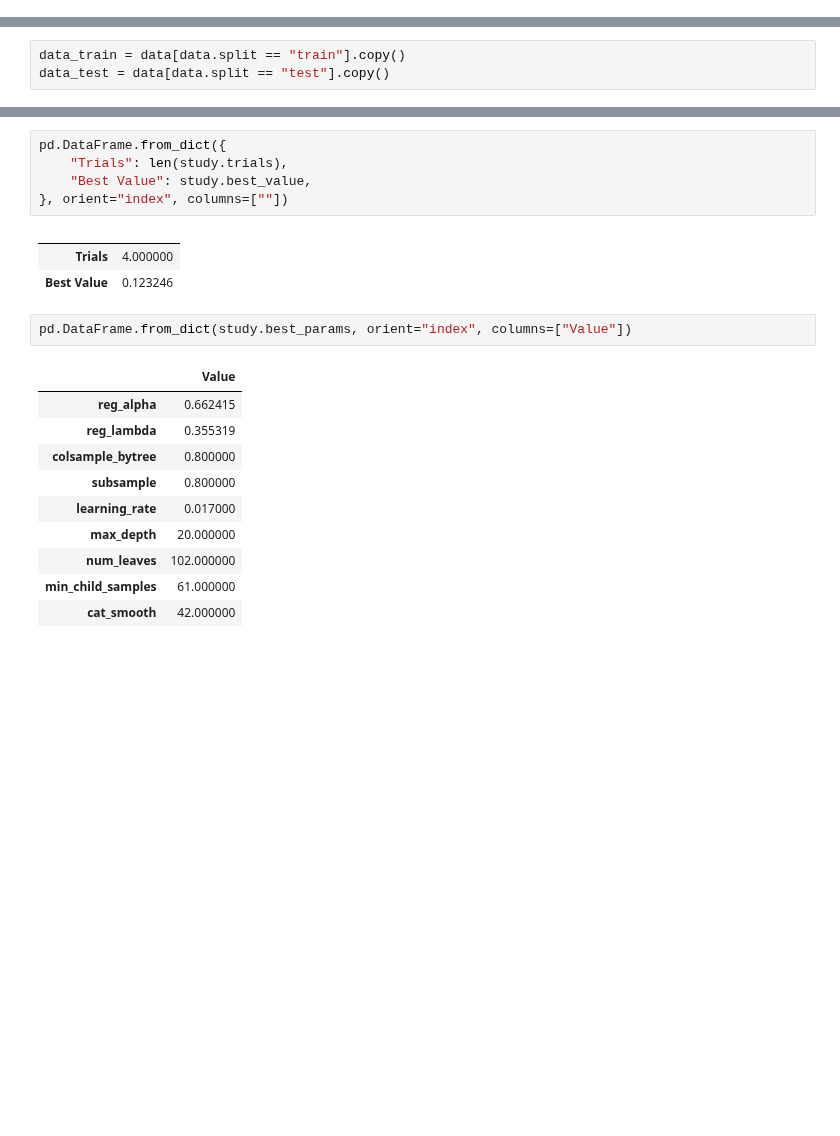
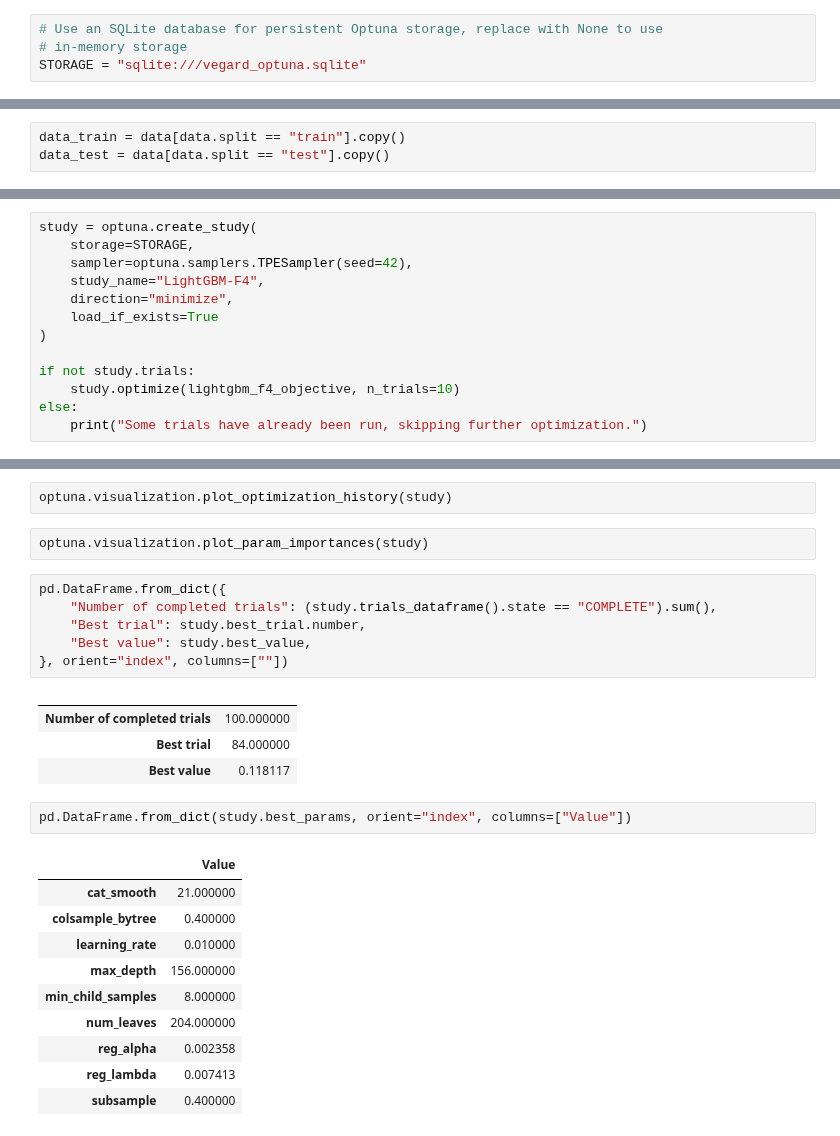
Before and after one commit to jimoskar/ml, a Jupyter notebook: project/vegard_notebook.ipynb, the cells around one changed output, grey strips where cells are left out. Drawn from its saved outputs; the diff is of its cells as text; blank space fills up the shorter version.

Commit message:
Improve LightGBM-F4 with hyperparameter tuning

```diff
--- a/project/vegard_notebook.ipynb
+++ b/project/vegard_notebook.ipynb
@@ -19,6 +19,10 @@ gpd.io.file.fiona.drvsupport.supported_drivers["KML"] = "rw"
 
 import warnings
 warnings.filterwarnings("ignore")
+# %%
+# Use an SQLite database for persistent Optuna storage, replace with None to use
+# in-memory storage
+STORAGE = "sqlite:///vegard_optuna.sqlite"
 # %%
 # Read the apartment datasets
 apartments_train = pd.read_csv("resources/data/apartments_train.csv").set_index("id")
@@ -553,0 +547,13 @@ KeyboardInterrupt:
+# %%
+study = optuna.create_study(
+    storage=STORAGE,
+    sampler=optuna.samplers.TPESampler(seed=42),
+    study_name="LightGBM-F4",
+    direction="minimize",
+    load_if_exists=True
+)
+
+if not study.trials:
+    study.optimize(lightgbm_f4_objective, n_trials=10)
+else:
+    print("Some trials have already been run, skipping further optimization.")
@@ -554,23 +563,29 @@ KeyboardInterrupt:
+# %%
+optuna.visualization.plot_optimization_history(study)
+# %%
+optuna.visualization.plot_param_importances(study)
 # %%
 pd.DataFrame.from_dict({
-    "Trials": len(study.trials),
-    "Best Value": study.best_value,
+    "Number of completed trials": (study.trials_dataframe().state == "COMPLETE").sum(),
+    "Best trial": study.best_trial.number,
+    "Best value": study.best_value,
 }, orient="index", columns=[""])
 # %% [output]
 |  |  |
-| Trials | 4.000000 |
-| Best Value | 0.123246 |
+| Number of completed trials | 100.000000 |
+| Best trial | 84.000000 |
+| Best value | 0.118117 |
 # %%
 pd.DataFrame.from_dict(study.best_params, orient="index", columns=["Value"])
 # %% [output]
 |  | Value |
-| reg_alpha | 0.662415 |
-| reg_lambda | 0.355319 |
-| colsample_bytree | 0.800000 |
-| subsample | 0.800000 |
-| learning_rate | 0.017000 |
-| max_depth | 20.000000 |
-| num_leaves | 102.000000 |
-| min_child_samples | 61.000000 |
-| cat_smooth | 42.000000 |
+| cat_smooth | 21.000000 |
+| colsample_bytree | 0.400000 |
+| learning_rate | 0.010000 |
+| max_depth | 156.000000 |
+| min_child_samples | 8.000000 |
+| num_leaves | 204.000000 |
+| reg_alpha | 0.002358 |
+| reg_lambda | 0.007413 |
+| subsample | 0.400000 |
 # %%
```
Also changed, not shown: parts of 23 cells of this notebook, 2 other files.
